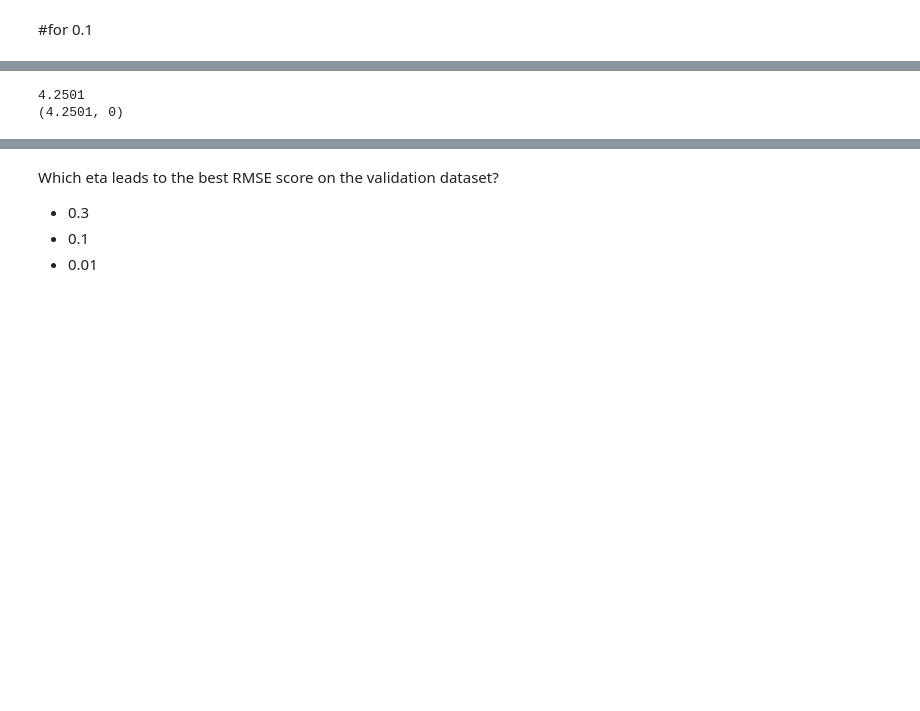
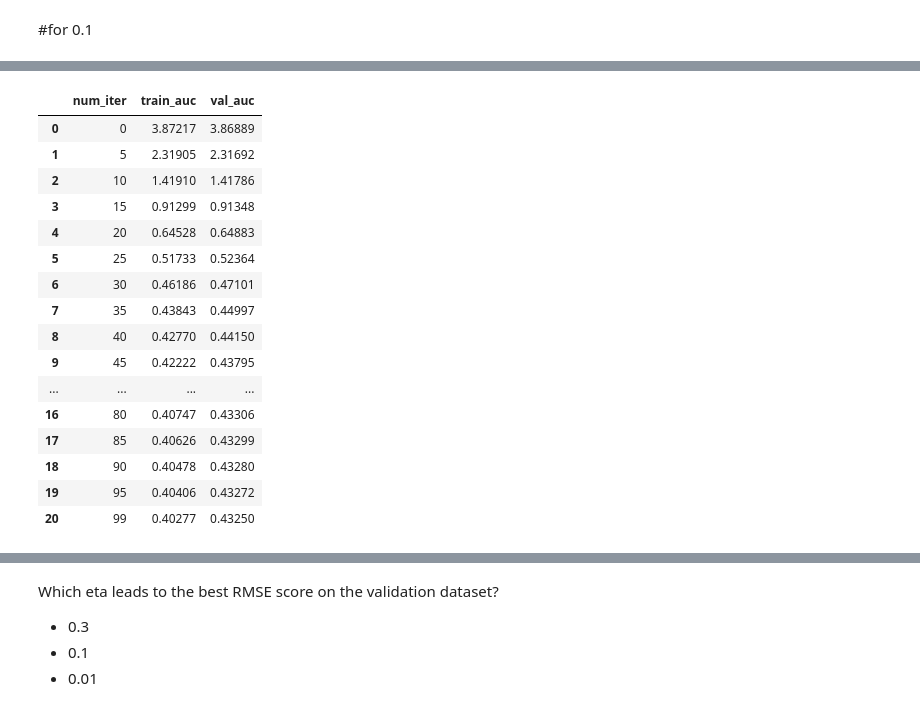
Before and after one commit to aenoboa1/ML-Zoomcamp-Homeworks, a Jupyter notebook: WEEK 6/homework-6-starter.ipynb, the cells around one changed output, grey strips where cells are left out. Drawn from its saved outputs; the diff is of its cells as text; code cells hidden in the pictures; blank space fills up the shorter version.

```diff
--- a/WEEK 6/homework-6-starter.ipynb
+++ b/WEEK 6/homework-6-starter.ipynb
@@ -501,3 +508,24 @@ print(max(zip(aucs_val_eta_01, tree)))
+# %%
+scores['eta=0.1'] = parse_xgb_output(output)
+scores['eta=0.1']
+# %% [output]
+|  | num_iter | train_auc | val_auc |
+| 0 | 0 | 3.87217 | 3.86889 |
+| 1 | 5 | 2.31905 | 2.31692 |
+| 2 | 10 | 1.41910 | 1.41786 |
+| 3 | 15 | 0.91299 | 0.91348 |
+| 4 | 20 | 0.64528 | 0.64883 |
+| 5 | 25 | 0.51733 | 0.52364 |
+| 6 | 30 | 0.46186 | 0.47101 |
+| 7 | 35 | 0.43843 | 0.44997 |
+| 8 | 40 | 0.42770 | 0.44150 |
+| 9 | 45 | 0.42222 | 0.43795 |
+| ... | ... | ... | ... |
+| 16 | 80 | 0.40747 | 0.43306 |
+| 17 | 85 | 0.40626 | 0.43299 |
+| 18 | 90 | 0.40478 | 0.43280 |
+| 19 | 95 | 0.40406 | 0.43272 |
+| 20 | 99 | 0.40277 | 0.43250 |
 # %%
 %%capture output
 
@@ -518,10 +546,3 @@ xgb_params = {
 model = xgb.train(xgb_params, dtrain,
                   num_boost_round=100, verbose_eval=10,
                   evals=watchlist)
-# %%
-tree, _, aucs_val_eta_01 = parse_xgb_output(output)
-print(max(aucs_val_eta_01))
-print(max(zip(aucs_val_eta_01, tree)))
-# %% [output]
-4.2501
-(4.2501, 0)
```
Also changed, not shown: parts of 11 cells of this notebook.
